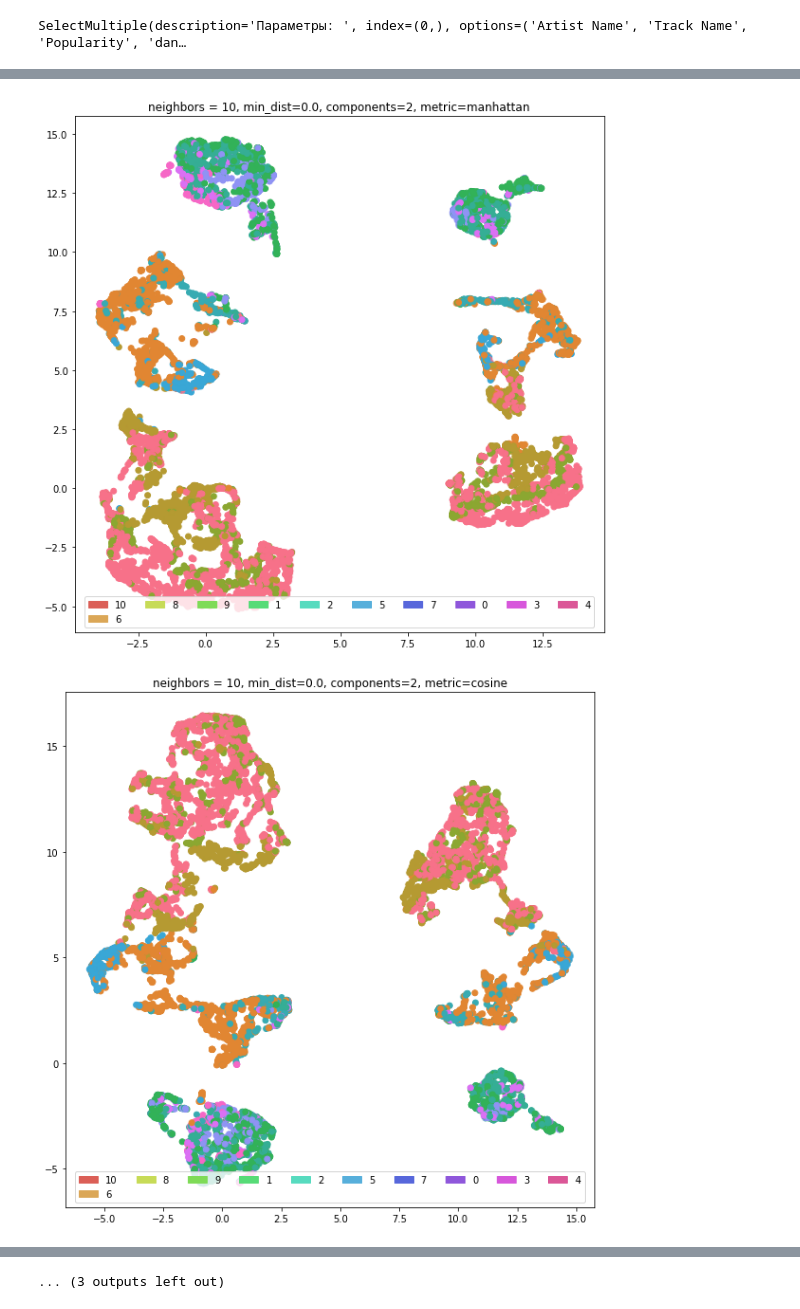
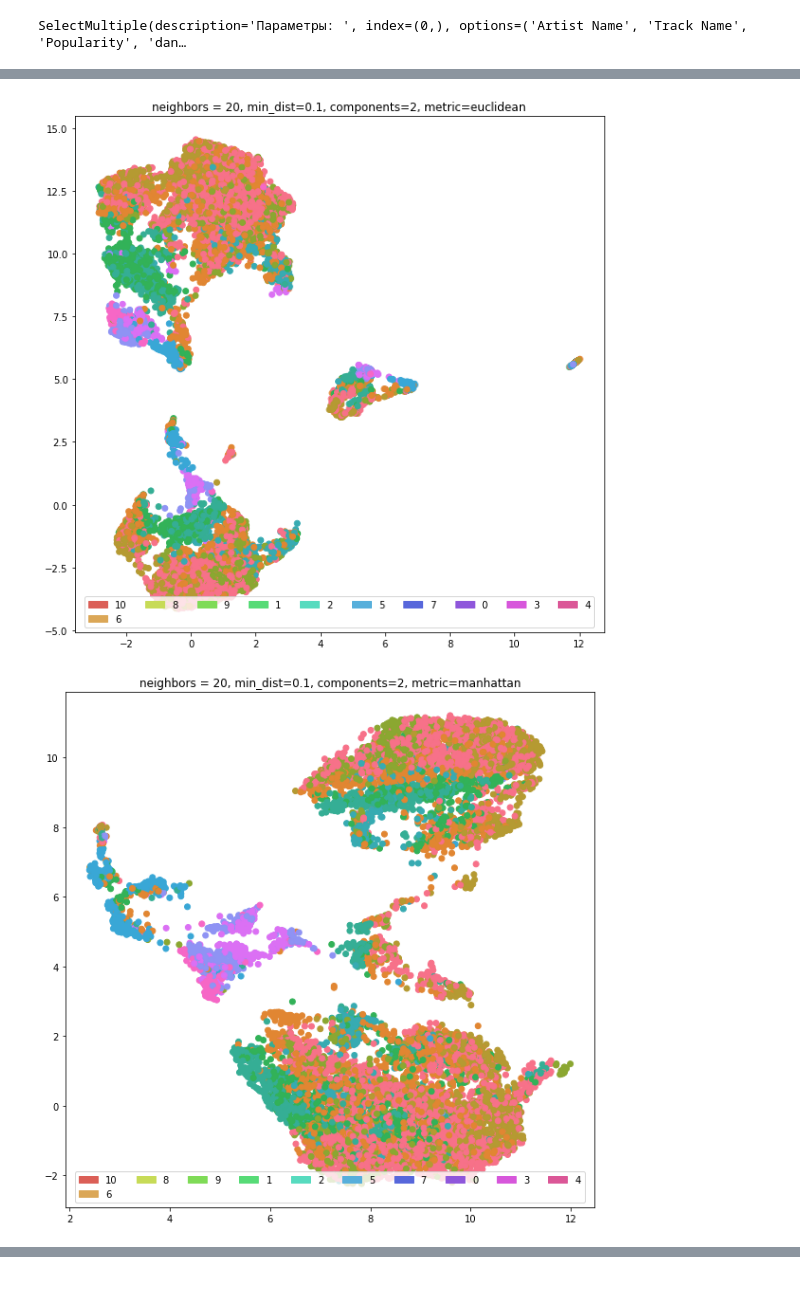
Before and after one commit to Ermako27/neuro-fuzzy, a Jupyter notebook: lab1.ipynb, the cells around one changed output, grey strips where cells are left out. Drawn from its saved outputs; the diff is of its cells as text; code cells hidden in the pictures.

```diff
--- a/lab1.ipynb
+++ b/lab1.ipynb
@@ -149,14 +149,14 @@ df = df.dropna()
 df_data = df[
         list(select.value)
     ].values
-# df_data = df_data[:1000]
+
 reducer = umap.UMAP()
 scaled_data = StandardScaler().fit_transform(df_data)
 
+# print(scaled_data.mean(axis=0))
+
 for i in [4, 10, 20]:
-    draw_umap(scaled_data, ["Class"], n_neighbors=i, min_dist=0.0, n_components=2, metric='euclidean')
-    draw_umap(scaled_data, ["Class"], n_neighbors=i, min_dist=0.0, n_components=2, metric='manhattan')
-    draw_umap(scaled_data, ["Class"], n_neighbors=i, min_dist=0.0, n_components=2, metric='cosine')
-    draw_umap(scaled_data, ["Class"], n_neighbors=i, min_dist=0.0, n_components=2, metric='correlation')
-    draw_umap(scaled_data, ["Class"], n_neighbors=i, min_dist=0.0, n_components=2, metric='braycurtis')
+    draw_umap(scaled_data, ["Class"], n_neighbors=i, min_dist=0.1, n_components=2, metric='euclidean')
+    draw_umap(scaled_data, ["Class"], n_neighbors=i, min_dist=0.1, n_components=2, metric='manhattan')
+    draw_umap(scaled_data, ["Class"], n_neighbors=i, min_dist=0.1, n_components=2, metric='correlation')
 # %% [output]
@@ -169,2 +169,2 @@ for i in [4, 10, 20]:
-[figure, old version]
+[figure, new version]
-[figure, old version]
+[figure, new version]
@@ -175 +171,0 @@ for i in [4, 10, 20]:
-... (3 outputs left out)
```
Also changed, not shown: parts of 5 cells of this notebook, 19 other files.
